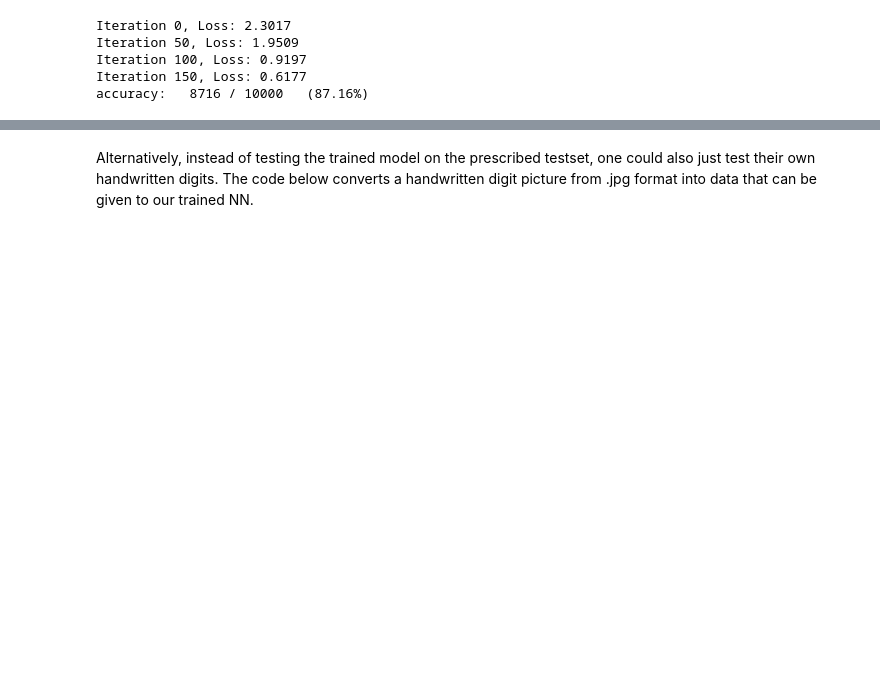
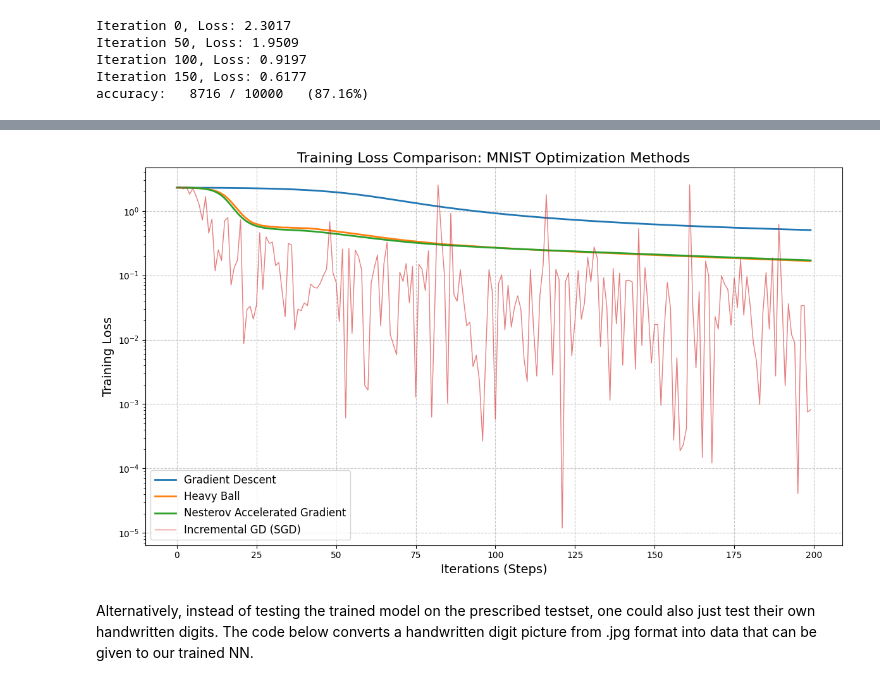
Before and after one commit to shtadinada/MOML-exercises, a Jupyter notebook: mnist.ipynb, the cells around one changed output, grey strips where cells are left out. Cells and saved outputs as stored; diff of their text form; code cells hidden in the pictures; blank space fills up the shorter version.

```diff
--- a/mnist.ipynb
+++ b/mnist.ipynb
@@ -143,5 +309,6 @@ accuracy:   9366 / 10000 (93.66%)
 # %%
-def train_nesterov(params, lr=0.1, beta=0.9, steps=200):
+# Nesterov
+def train_nesterov(params, lr=0.1, beta=0.95, steps=200):
     losses = []
 
     # Initialize velocity to zeros
@@ -189,3 +356,31 @@ accuracy:   9364 / 10000 (93.64%)
+# %%
+plt.figure(figsize=(12, 7))
+
+# Plot full-batch methods (these will end at x = 200)
+plt.plot(gd_train_loss, label="Gradient Descent", linewidth=2)
+plt.plot(hb_train_loss, label="Heavy Ball", linewidth=2)
+plt.plot(nag_train_loss, label="Nesterov Accelerated Gradient", linewidth=2)
+
+# Plot Incremental GD (this will end at x = 20000)
+iterations = range(0, len(igd_train_loss), 100)
+igd_train_loss_sampled = igd_train_loss[::100]
+plt.plot(igd_train_loss_sampled, label="Incremental GD (SGD)", linewidth=1, alpha=0.6)
+
+plt.title("Training Loss Comparison: MNIST Optimization Methods", fontsize=16)
+plt.xlabel("Iterations (Steps)", fontsize=14)
+plt.ylabel("Training Loss", fontsize=14)
+
+# We use a log scale for the y-axis because the losses drop exponentially
+# and it makes it much easier to see which method performs best at the bottom.
+plt.yscale('log')
+
+plt.legend(fontsize=12)
+plt.grid(True, linestyle="--", alpha=0.7)
+
+plt.tight_layout()
+plt.show()
+# %% [output]
+[figure, added]
 # %% [markdown]
 Alternatively, instead of testing the trained model on the prescribed testset, one could also just test their own handwritten digits.
 The code below converts a handwritten digit picture from .jpg format into data that can be given to our trained NN.
```
Also changed, not shown: parts of 7 cells of this notebook.
